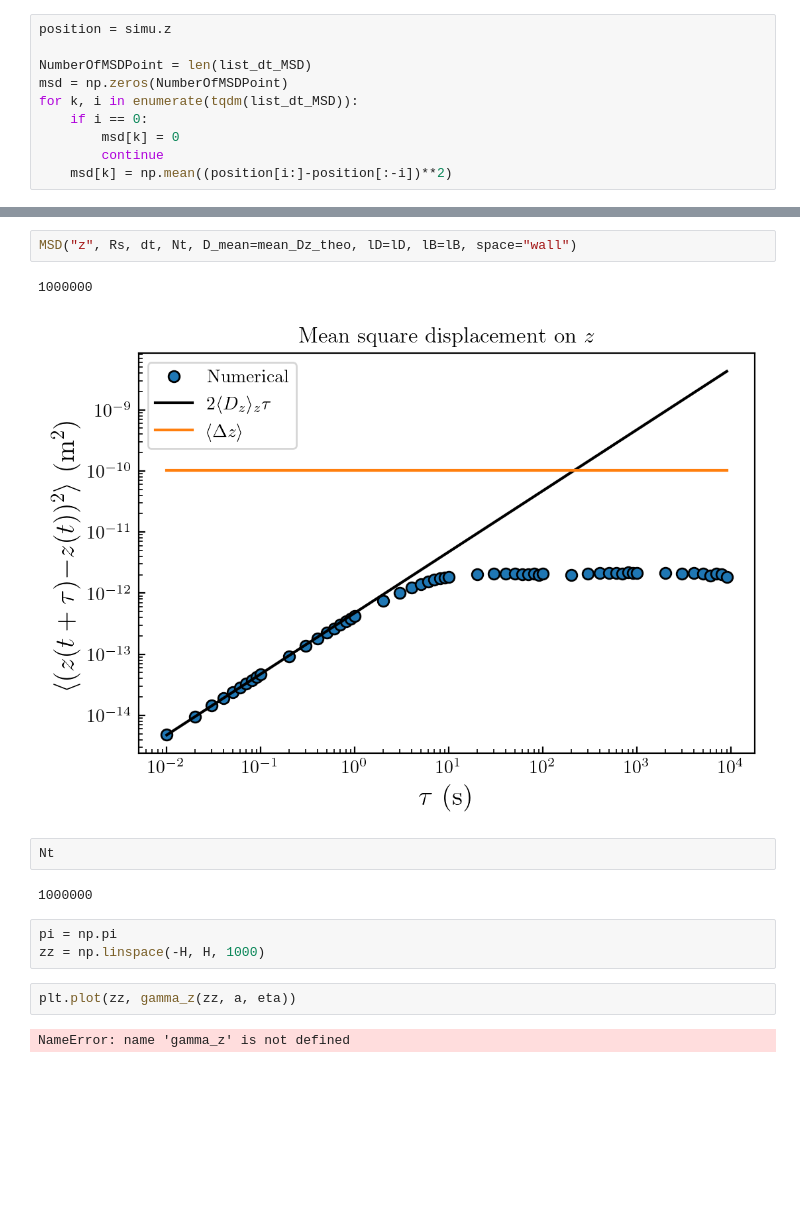
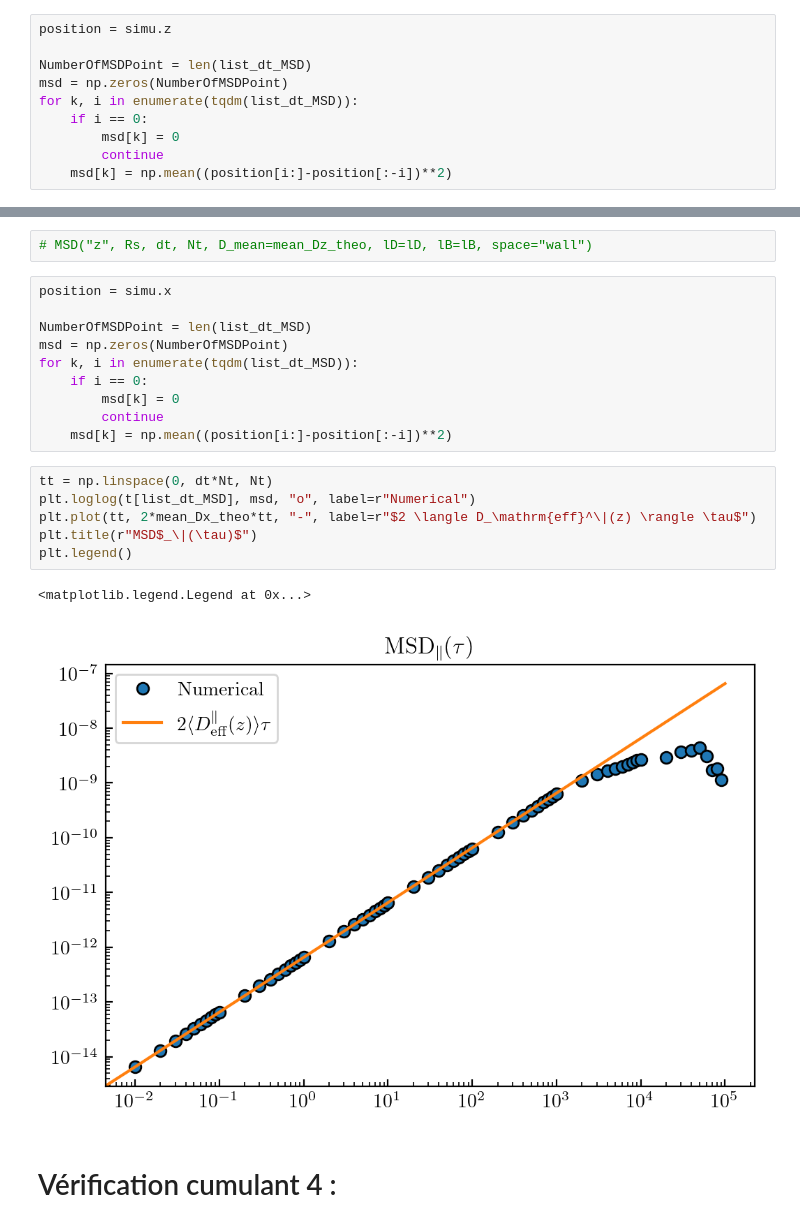
Before and after one commit to ElodieMillan/Brownian-particle-near-wall, a Jupyter notebook: Optimisation_experimental_C4/Verification_double_mur.ipynb, the cells around one changed output, grey strips where cells are left out. Saved outputs shown, nothing was run; the diff lists cells and outputs as text; blank space fills up the shorter version.

```diff
--- a/Optimisation_experimental_C4/Verification_double_mur.ipynb
+++ b/Optimisation_experimental_C4/Verification_double_mur.ipynb
@@ -323,16 +330,23 @@ plt.loglog(t[list_dt_MSD], msd, "o", label="Numerical")
 # %%
-MSD("z", Rs, dt, Nt, D_mean=mean_Dz_theo, lD=lD, lB=lB, space="wall")
+# MSD("z", Rs, dt, Nt, D_mean=mean_Dz_theo, lD=lD, lB=lB, space="wall")
-# %% [output]
-1000000
-[figure, removed]
-# %%
-Nt
-# %% [output]
-1000000
-# %%
-pi = np.pi
-zz = np.linspace(-H, H, 1000)
-# %%
-plt.plot(zz, gamma_z(zz, a, eta))
-# %% [output]
-NameError: name 'gamma_z' is not defined
+# %%
+position = simu.x
+
+NumberOfMSDPoint = len(list_dt_MSD)
+msd = np.zeros(NumberOfMSDPoint)
+for k, i in enumerate(tqdm(list_dt_MSD)):
+    if i == 0:
+        msd[k] = 0
+        continue
+    msd[k] = np.mean((position[i:]-position[:-i])**2)
+# %%
+tt = np.linspace(0, dt*Nt, Nt)
+plt.loglog(t[list_dt_MSD], msd, "o", label=r"Numerical")
+plt.plot(tt, 2*mean_Dx_theo*tt, "-", label=r"$2 \langle D_\mathrm{eff}^\|(z) \rangle \tau$")
+plt.title(r"MSD$_\|(\tau)$")
+plt.legend()
+# %% [output]
+<matplotlib.legend.Legend at 0x...>
+[figure, added]
+# %% [markdown]
+# Vérification cumulant 4 :
```
Also changed, not shown: parts of 35 cells of this notebook, 4 other files.
